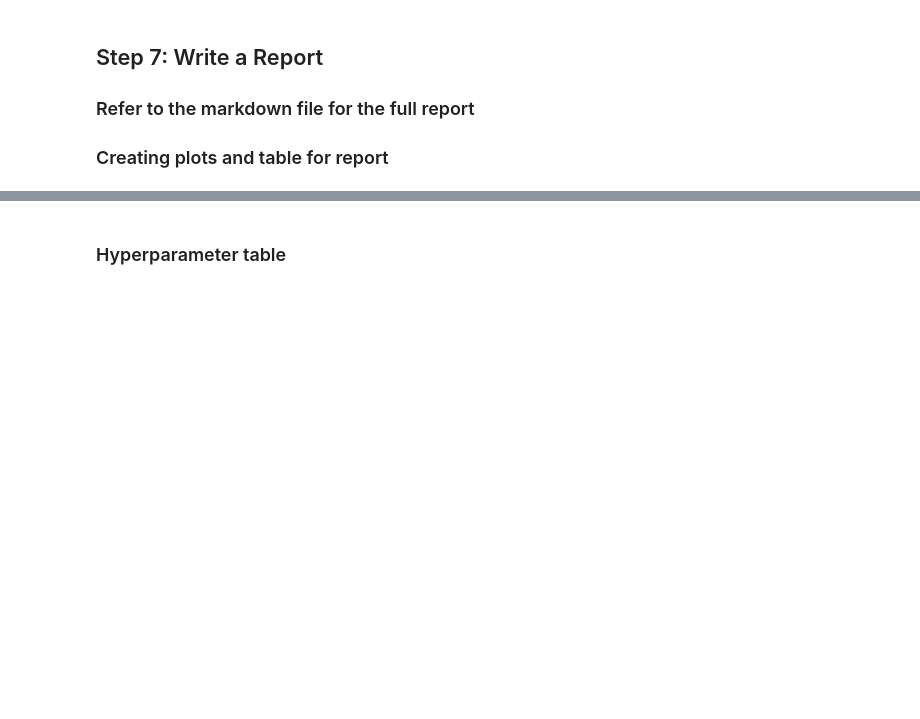
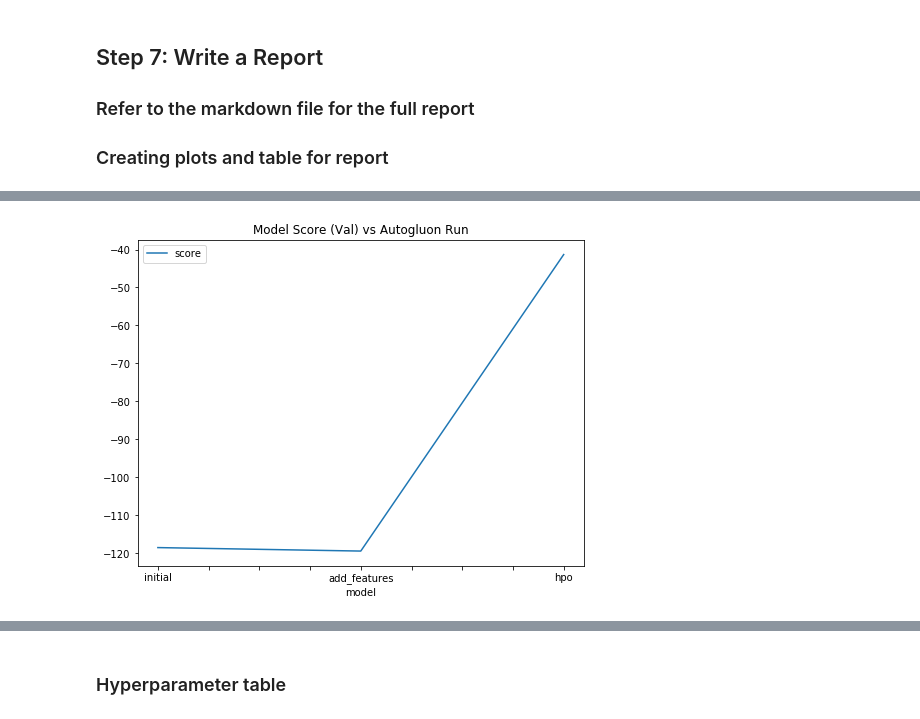
Before and after one commit to rasbot/bike-sharing, a Jupyter notebook: project/project_notebook.ipynb, the cells around one changed output, grey strips where cells are left out. Cells and saved outputs as stored; diff of their text form; code cells hidden in the pictures; blank space fills up the shorter version.

```diff
--- a/project/project_notebook.ipynb
+++ b/project/project_notebook.ipynb
@@ -840,3 +812,31 @@ fig.savefig('./img/model_train_score.png')
+# %%
+# Taking the top model score from each training run and creating a line plot to show improvement
+# You can create these in the notebook and save them to PNG or use some other tool (e.g. google sheets, excel)
+df = pd.DataFrame(
+    {
+        "model": [
+            "initial",
+            "add_features",
+            "hpo"
+        ],
+        "score": [
+            leaderboard_pred.iloc[0]['score_val'],
+            leaderboard_pred_new.iloc[0]['score_val'],
+            leaderboard_pred_newhp.iloc[0]['score_val']
+        ]
+    }
+)
+
+fig = df.plot(
+    x="model",
+    y="score",
+    figsize=(8, 6),
+    title="Model Score (Val) vs Autogluon Run"
+).get_figure()
+
+fig.savefig('./img/model_val_score.png')
+# %% [output]
+[figure, added]
 # %%
 # Take the 3 kaggle scores and creating a line plot to show improvement
 df = pd.DataFrame(
```
Also changed, not shown: parts of 39 cells of this notebook.
